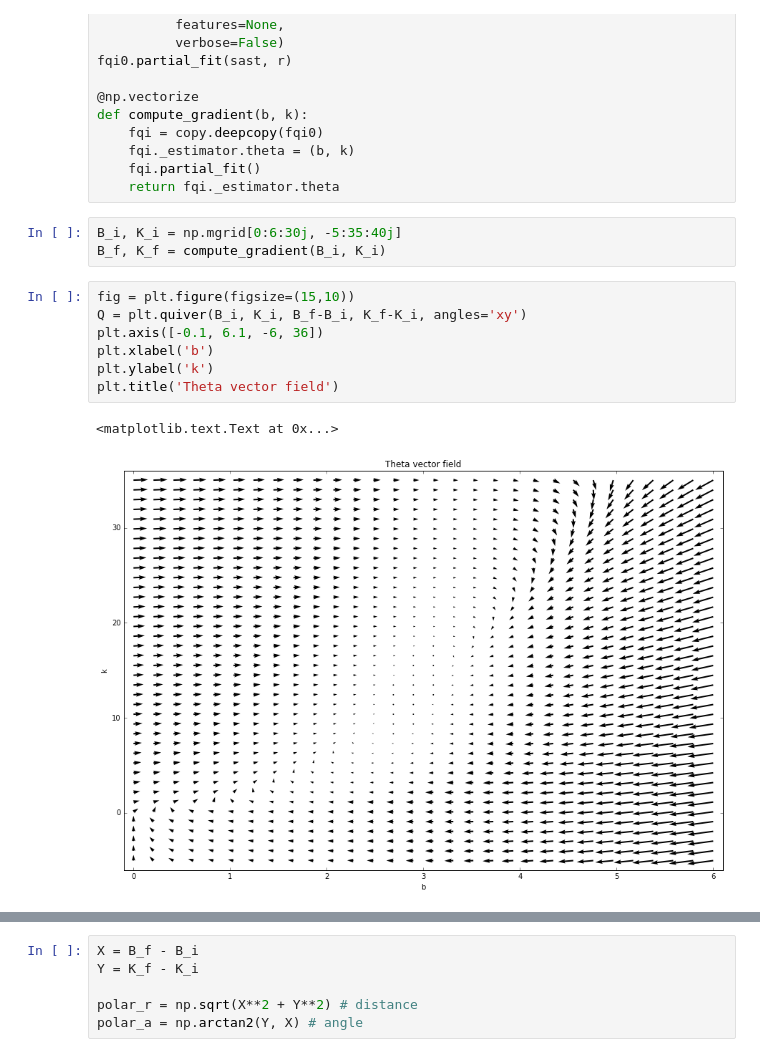
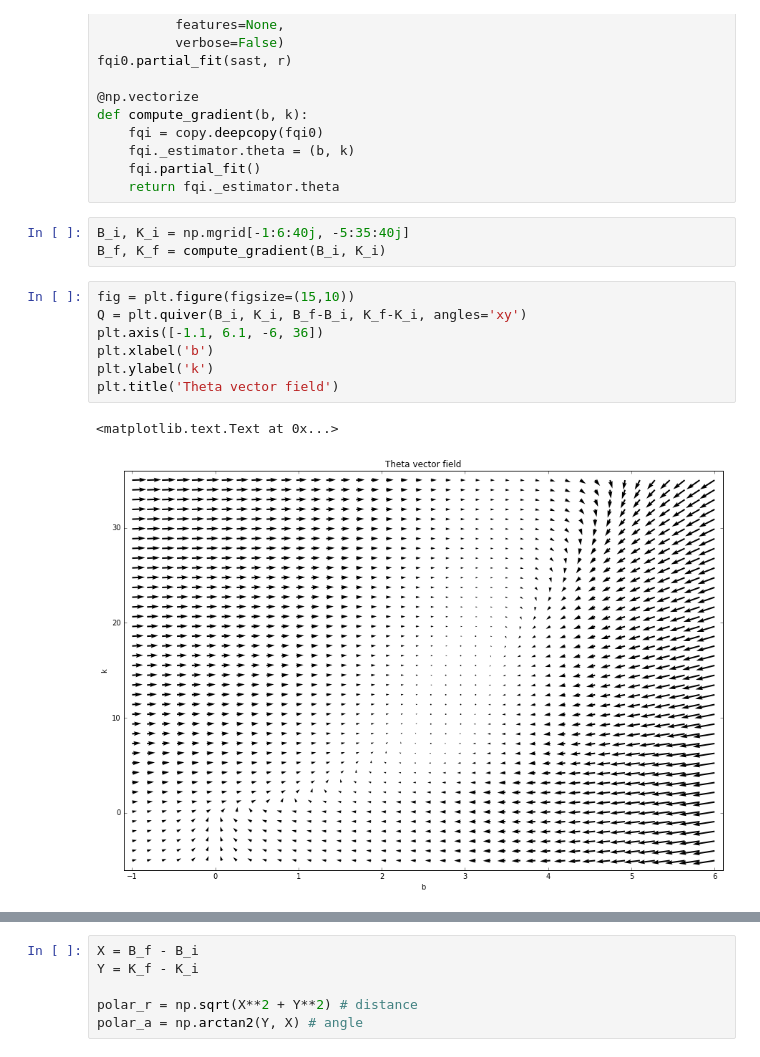
Before and after one commit to teopir/ifqi, a Jupyter notebook: notebooks/FQI-LQG-PBO.ipynb, the cells around one changed output, grey strips where cells are left out. Cells and saved outputs as stored; diff of their text form.

```diff
--- a/notebooks/FQI-LQG-PBO.ipynb
+++ b/notebooks/FQI-LQG-PBO.ipynb
@@ -203,15 +203,15 @@ def compute_gradient(b, k):
     fqi.partial_fit()
     return fqi._estimator.theta
 # %%
-B_i, K_i = np.mgrid[0:6:30j, -5:35:40j]
+B_i, K_i = np.mgrid[-1:6:40j, -5:35:40j]
 B_f, K_f = compute_gradient(B_i, K_i)
 # %%
 fig = plt.figure(figsize=(15,10))
 Q = plt.quiver(B_i, K_i, B_f-B_i, K_f-K_i, angles='xy')
-plt.axis([-0.1, 6.1, -6, 36])
+plt.axis([-1.1, 6.1, -6, 36])
 plt.xlabel('b')
 plt.ylabel('k')
 plt.title('Theta vector field')
 # %% [output]
 <matplotlib.text.Text at 0x...>
-[figure, old version]
+[figure, new version]
```
Also changed, not shown: parts of 11 cells of this notebook, 1 other file.
